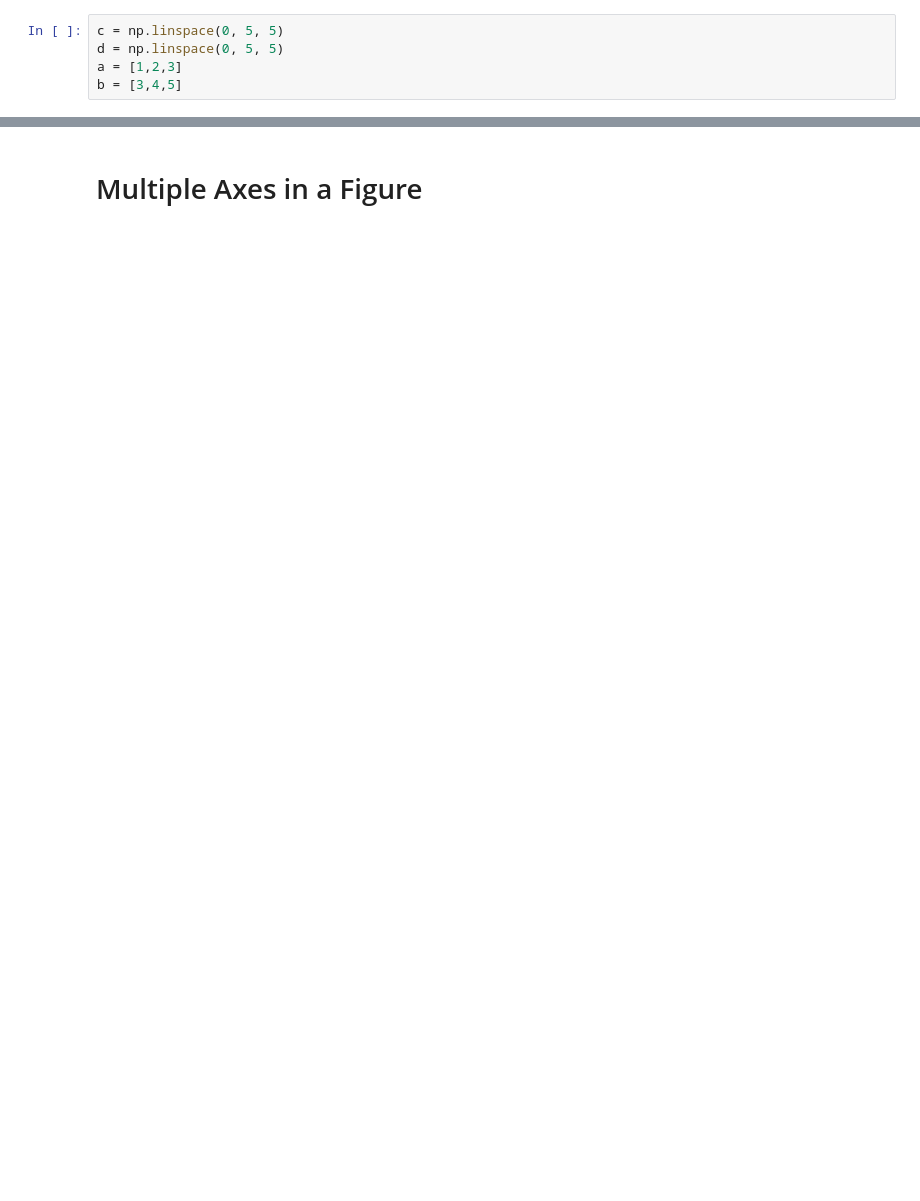
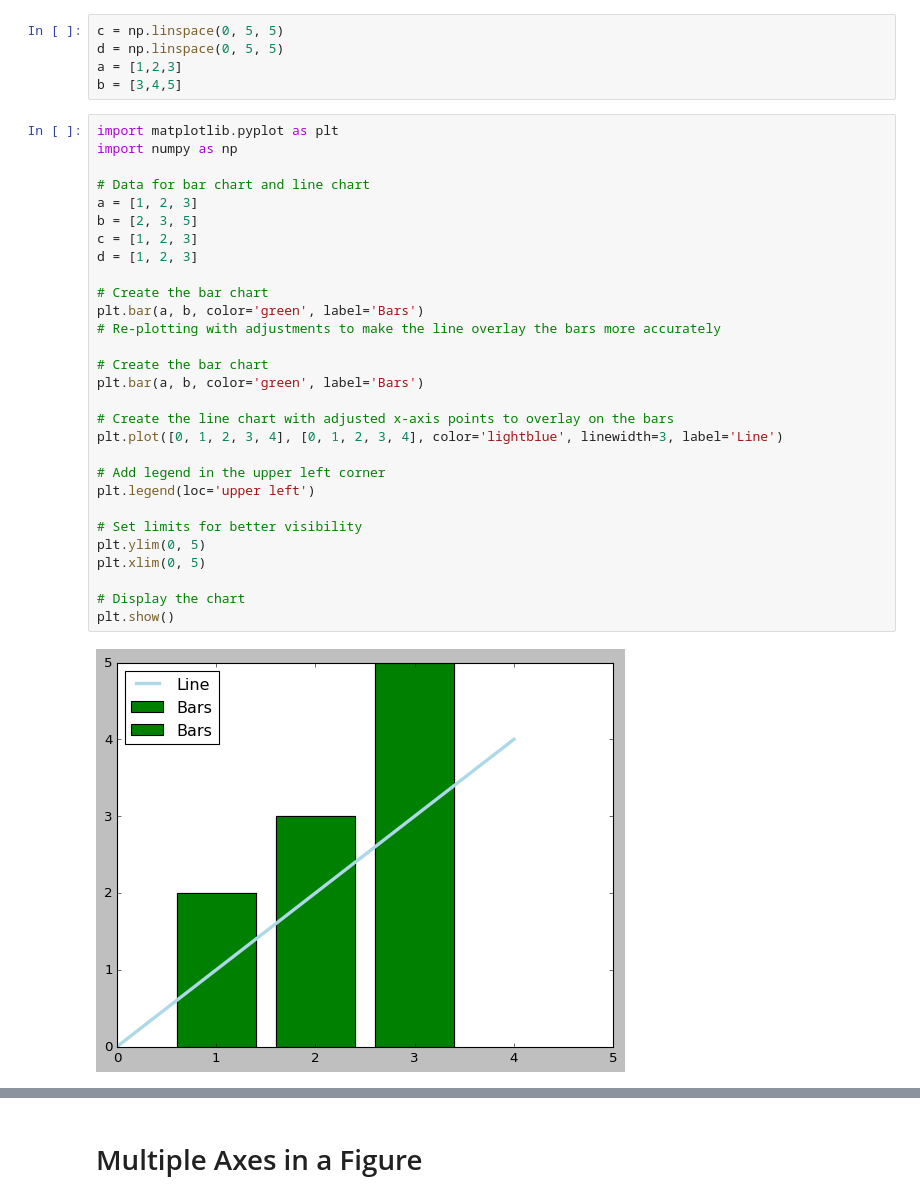
Before and after one commit to jcbowyer/python-visualization-course, a Jupyter notebook: Student 1 - Matplotlib 2022.ipynb, the cells around one changed output, grey strips where cells are left out. Cells and saved outputs as stored; diff of their text form; blank space fills up the shorter version.

```diff
--- a/Student 1 - Matplotlib 2022.ipynb
+++ b/Student 1 - Matplotlib 2022.ipynb
@@ -337,3 +446,34 @@ c = np.linspace(0, 5, 5)
 d = np.linspace(0, 5, 5)
 a = [1,2,3]
 b = [3,4,5]
+# %%
+import matplotlib.pyplot as plt
+import numpy as np
+
+# Data for bar chart and line chart
+a = [1, 2, 3]
+b = [2, 3, 5]
+c = [1, 2, 3]
+d = [1, 2, 3]
+
+# Create the bar chart
+plt.bar(a, b, color='green', label='Bars')
+# Re-plotting with adjustments to make the line overlay the bars more accurately
+
+# Create the bar chart
+plt.bar(a, b, color='green', label='Bars')
+
+# Create the line chart with adjusted x-axis points to overlay on the bars
+plt.plot([0, 1, 2, 3, 4], [0, 1, 2, 3, 4], color='lightblue', linewidth=3, label='Line')
+
+# Add legend in the upper left corner
+plt.legend(loc='upper left')
+
+# Set limits for better visibility
+plt.ylim(0, 5)
+plt.xlim(0, 5)
+
+# Display the chart
+plt.show()
+# %% [output]
+[figure, added]
```
Also changed, not shown: parts of 33 cells of this notebook, 4 other files.
